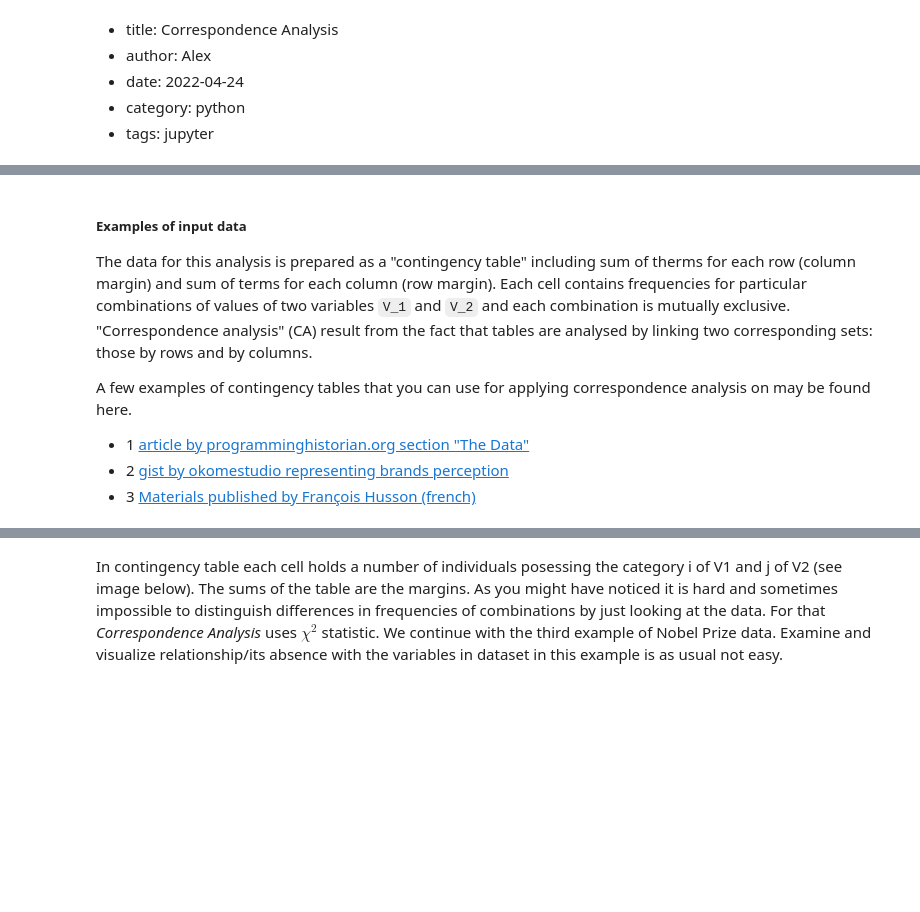
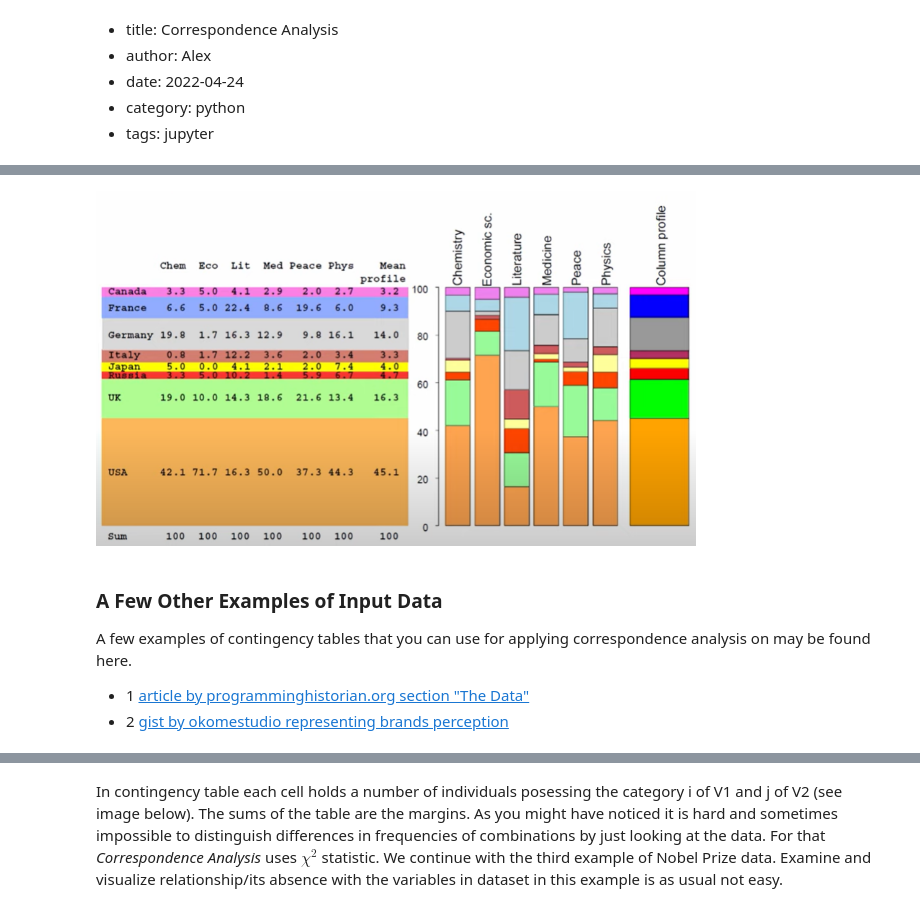
Before and after one commit to thisAKcode/thisAKcode.github.io, a Jupyter notebook: Pelican/content/post13_correspondence_analysis.ipynb, the cells around one changed output, grey strips where cells are left out. Drawn from its saved outputs; the diff is of its cells as text; code cells hidden in the pictures; blank space fills up the shorter version.

```diff
--- a/Pelican/content/post13_correspondence_analysis.ipynb
+++ b/Pelican/content/post13_correspondence_analysis.ipynb
@@ -17,12 +41,13 @@ When working with dataset of n items described using two categorical variables `
+# %%
+Image(r'C:\thisAKcode.github.io\Pelican\content\images\ca_col_profile.PNG', width = 600)
+# %% [output]
+[figure, added]
 # %% [markdown]
-##### Examples of input data
-
-The data for this analysis is prepared as a "contingency table" including sum of therms for each row (column margin) and sum of terms for each column (row margin). Each cell contains frequencies for particular combinations of values of two variables `V_1` and `V_2` and each combination is mutually exclusive. "Correspondence analysis" (CA) result from the fact that tables are analysed by linking two corresponding sets: those by rows and by columns.
+### A Few Other Examples of Input Data
 
 A few examples of contingency tables that you can use for applying correspondence analysis on may be found here.
 * 1 [article by programminghistorian.org section "The Data"](https://programminghistorian.org/en/lessons/correspondence-analysis-in-R)
 * 2 [gist by okomestudio representing brands perception](https://gist.github.com/okomestudio/c710906f3662138f0417)
-* 3 [Materials published by François Husson (french)](https://husson.github.io/data.html)
 # %% [markdown]
 Table1 Hair color and eye color
 
```
Also changed, not shown: parts of 3 cells of this notebook, 4 other files.
